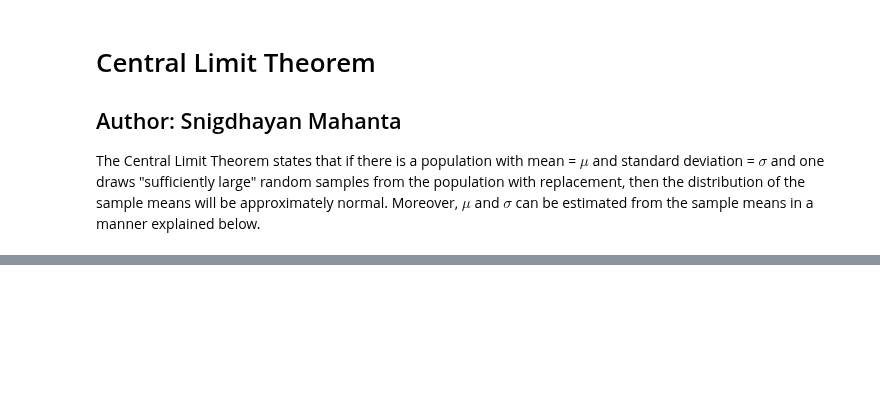
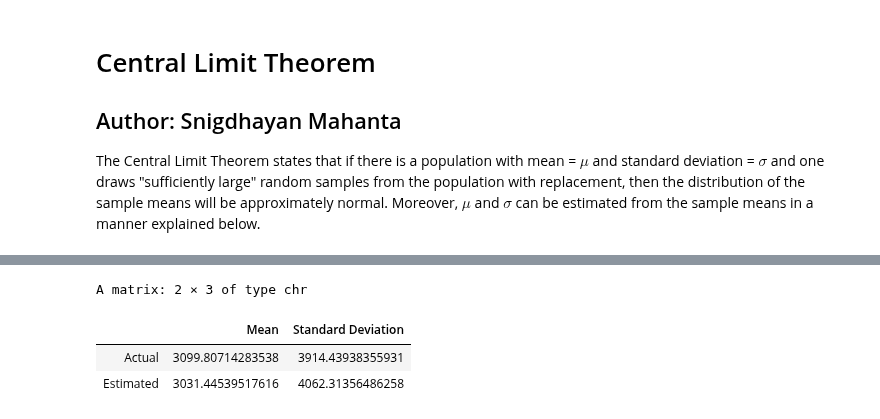
Before and after one commit to snigdhayan/StatMath, a Jupyter notebook: StatMathMethods/R/CentralLimitTheorem.ipynb, the cells around one changed output, grey strips where cells are left out. Drawn from its saved outputs; the diff is of its cells as text; code cells hidden in the pictures; blank space fills up the shorter version.

```diff
--- a/StatMathMethods/R/CentralLimitTheorem.ipynb
+++ b/StatMathMethods/R/CentralLimitTheorem.ipynb
@@ -56,0 +43,15 @@ plot(density(mySample), main = "Sample Mean Density")
+# %%
+# Compare the actual and the estimated values of mean and standard deviation
+mu_estimate <- mean(mySampleMeans) # mean of sample means is a good estimate for population mean
+sigma_sample <- sd(mySampleMeans)
+sigma_estimate <- sigma_sample*sqrt(sample_size) # standard deviation of sample means is biased and needs to be adjusted
+result <- cbind(" " = c("Actual", "Estimated"),
+                "Mean" = c(mu, mu_estimate),
+                "Standard Deviation" = c(sigma, sigma_estimate))
+
+result
+# %% [output]
+A matrix: 2 × 3 of type chr
+|  | Mean | Standard Deviation |
+| Actual | 3099.80714283538 | 3914.43938355931 |
+| Estimated | 3031.44539517616 | 4062.31356486258 |
```
Also changed, not shown: parts of 13 cells of this notebook.
